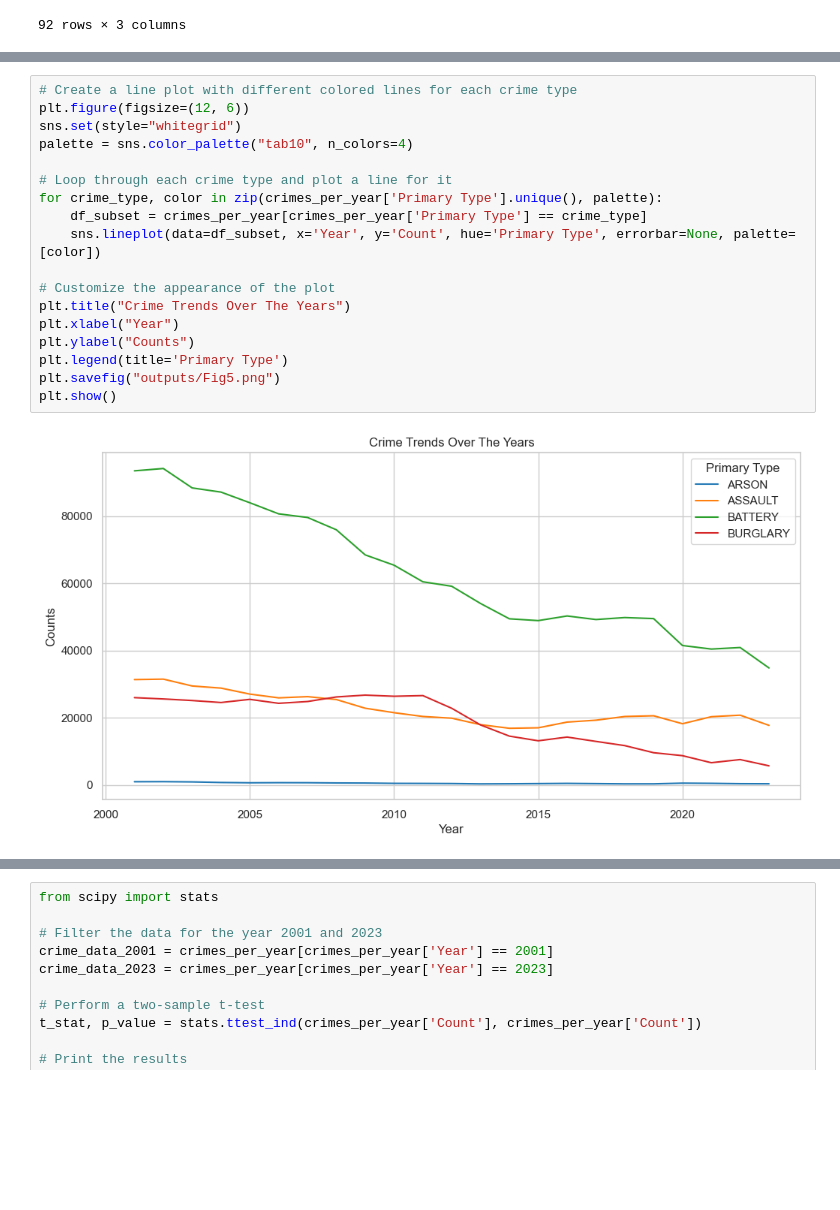
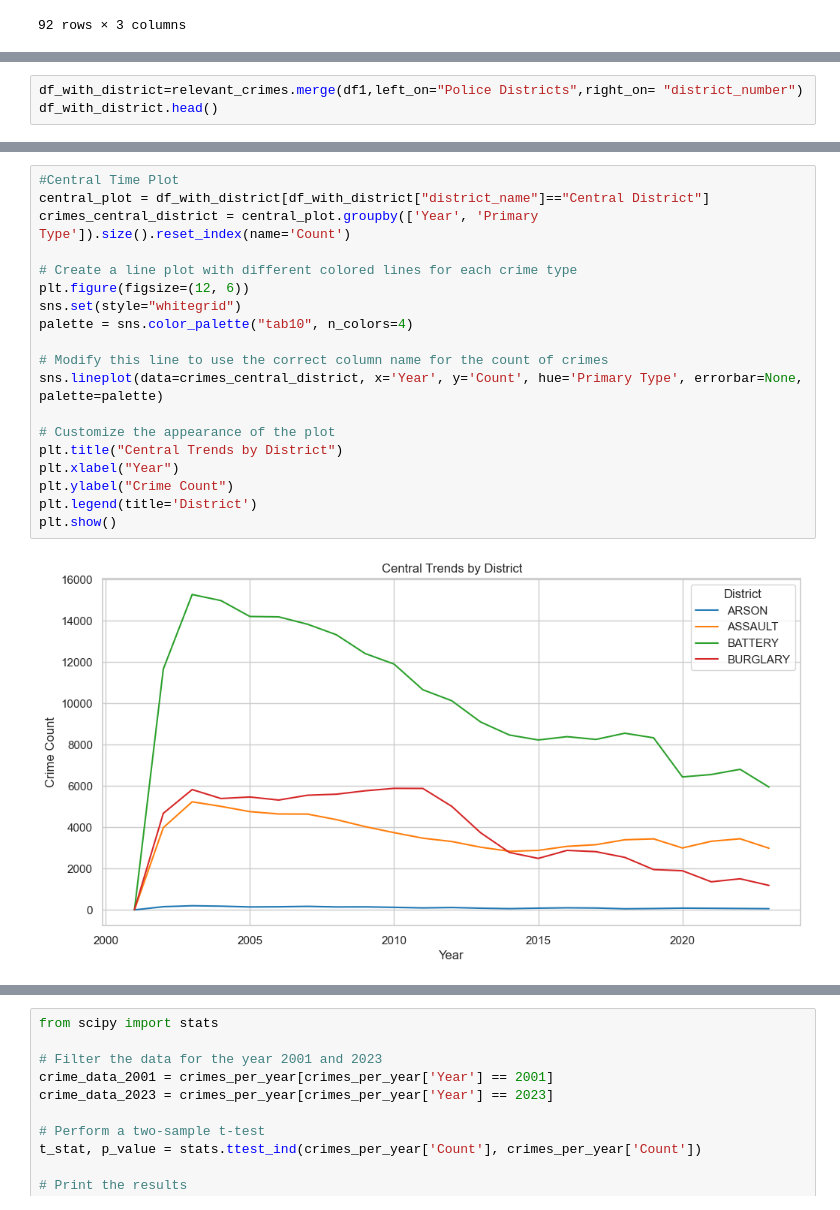
Before and after one commit to NathanRosse/Project1, a Jupyter notebook: hotspots.ipynb, the cells around one changed output, grey strips where cells are left out. Saved outputs shown, nothing was run; the diff lists cells and outputs as text; blank space fills up the shorter version.

```diff
--- a/hotspots.ipynb
+++ b/hotspots.ipynb
@@ -276,3 +303,6 @@ plt.legend(title='District')
 plt.show()
 # %% [output]
 [figure]
+# %%
+df_with_district=relevant_crimes.merge(df1,left_on="Police Districts",right_on= "district_number")
+df_with_district.head()
@@ -279,20 +316,21 @@ plt.show()
 # %%
+#Central Time Plot
+central_plot = df_with_district[df_with_district["district_name"]=="Central District"]
+crimes_central_district = central_plot.groupby(['Year', 'Primary Type']).size().reset_index(name='Count')
+
 # Create a line plot with different colored lines for each crime type
 plt.figure(figsize=(12, 6))
 sns.set(style="whitegrid")
 palette = sns.color_palette("tab10", n_colors=4)
 
-# Loop through each crime type and plot a line for it
-for crime_type, color in zip(crimes_per_year['Primary Type'].unique(), palette):
-    df_subset = crimes_per_year[crimes_per_year['Primary Type'] == crime_type]
-    sns.lineplot(data=df_subset, x='Year', y='Count', hue='Primary Type', errorbar=None, palette=[color])
+# Modify this line to use the correct column name for the count of crimes
+sns.lineplot(data=crimes_central_district, x='Year', y='Count', hue='Primary Type', errorbar=None, palette=palette)
 
 # Customize the appearance of the plot
-plt.title("Crime Trends Over The Years")
+plt.title("Central Trends by District")
 plt.xlabel("Year")
-plt.ylabel("Counts")
-plt.legend(title='Primary Type')
-plt.savefig("outputs/Fig5.png")
+plt.ylabel("Crime Count")
+plt.legend(title='District')
 plt.show()
 # %% [output]
-[figure, old version]
+[figure, new version]
```
Also changed, not shown: parts of 12 cells of this notebook, 3 other files.
